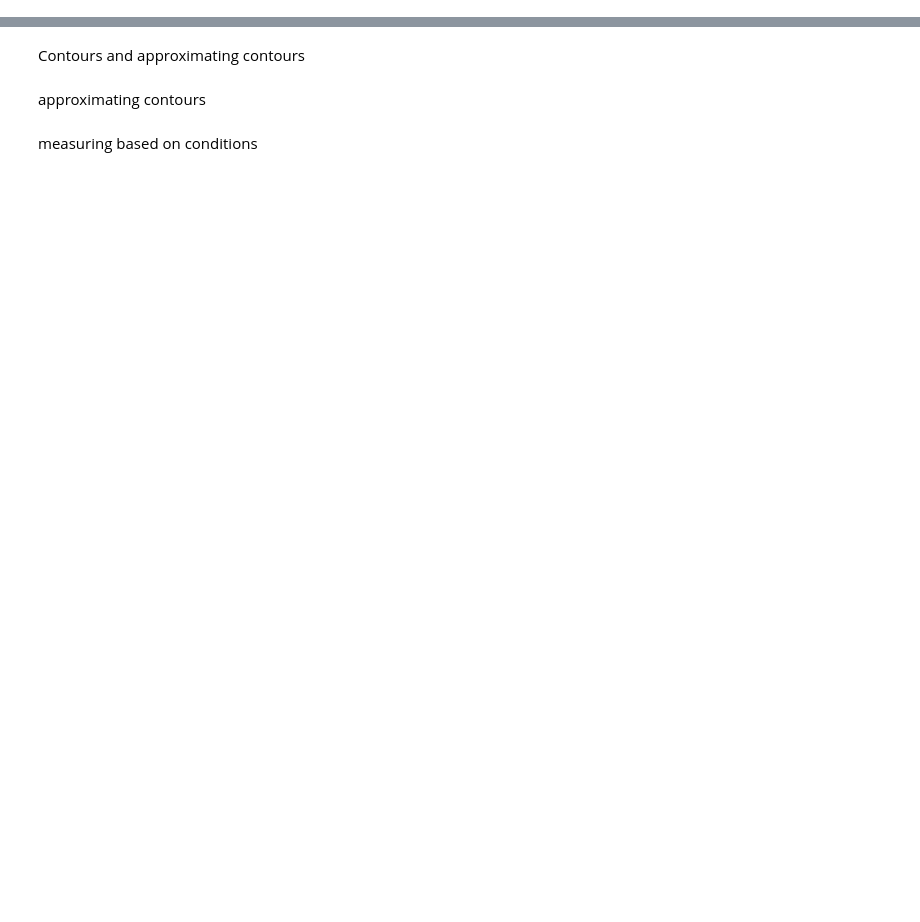
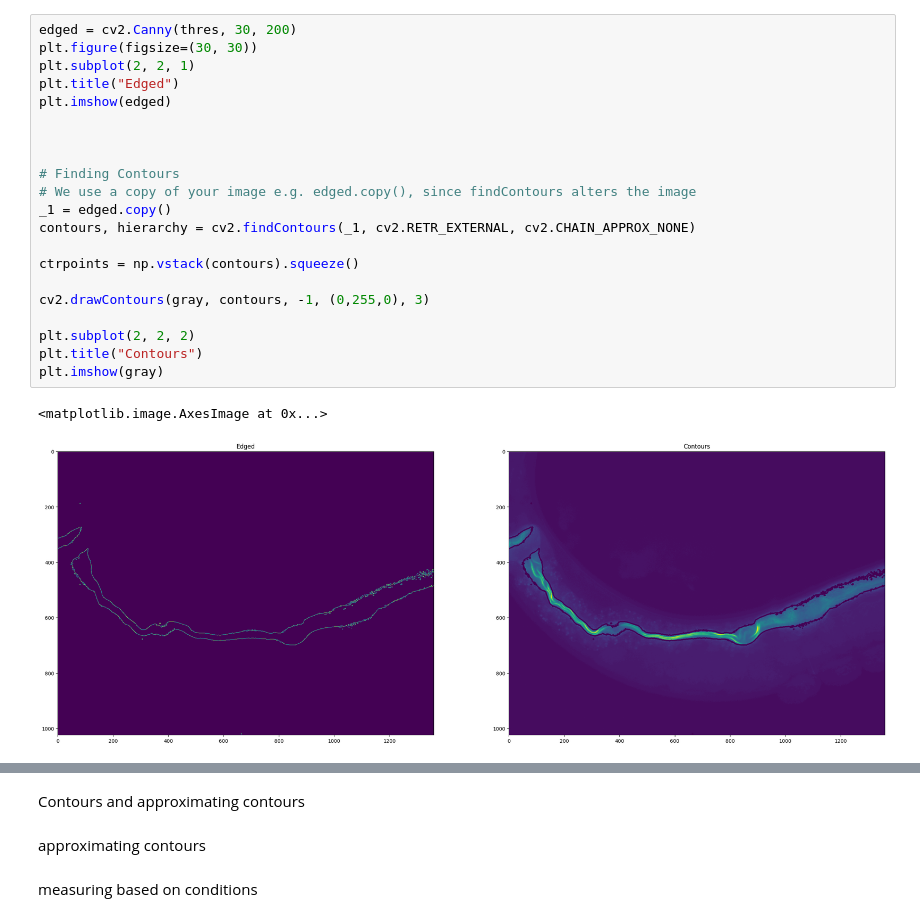
Before and after one commit to Hrsh-Venket/OpenCV-intestinal-deformations, a Jupyter notebook: opencv-intestinal-deformations- .ipynb, the cells around one changed output, grey strips where cells are left out. Saved outputs shown, nothing was run; the diff lists cells and outputs as text; blank space fills up the shorter version.

```diff
--- a/opencv-intestinal-deformations- .ipynb
+++ b/opencv-intestinal-deformations- .ipynb
@@ -85,0 +39,24 @@ plt.show()
+# %%
+edged = cv2.Canny(thres, 30, 200)
+plt.figure(figsize=(30, 30))
+plt.subplot(2, 2, 1)
+plt.title("Edged")
+plt.imshow(edged)
+
+
+
+# Finding Contours
+# We use a copy of your image e.g. edged.copy(), since findContours alters the image
+_1 = edged.copy()
+contours, hierarchy = cv2.findContours(_1, cv2.RETR_EXTERNAL, cv2.CHAIN_APPROX_NONE)
+
+ctrpoints = np.vstack(contours).squeeze()
+
+cv2.drawContours(gray, contours, -1, (0,255,0), 3)
+
+plt.subplot(2, 2, 2)
+plt.title("Contours")
+plt.imshow(gray)
+# %% [output]
+<matplotlib.image.AxesImage at 0x...>
+[figure, added]
```
Also changed, not shown: parts of 17 cells of this notebook, 1 other file.
